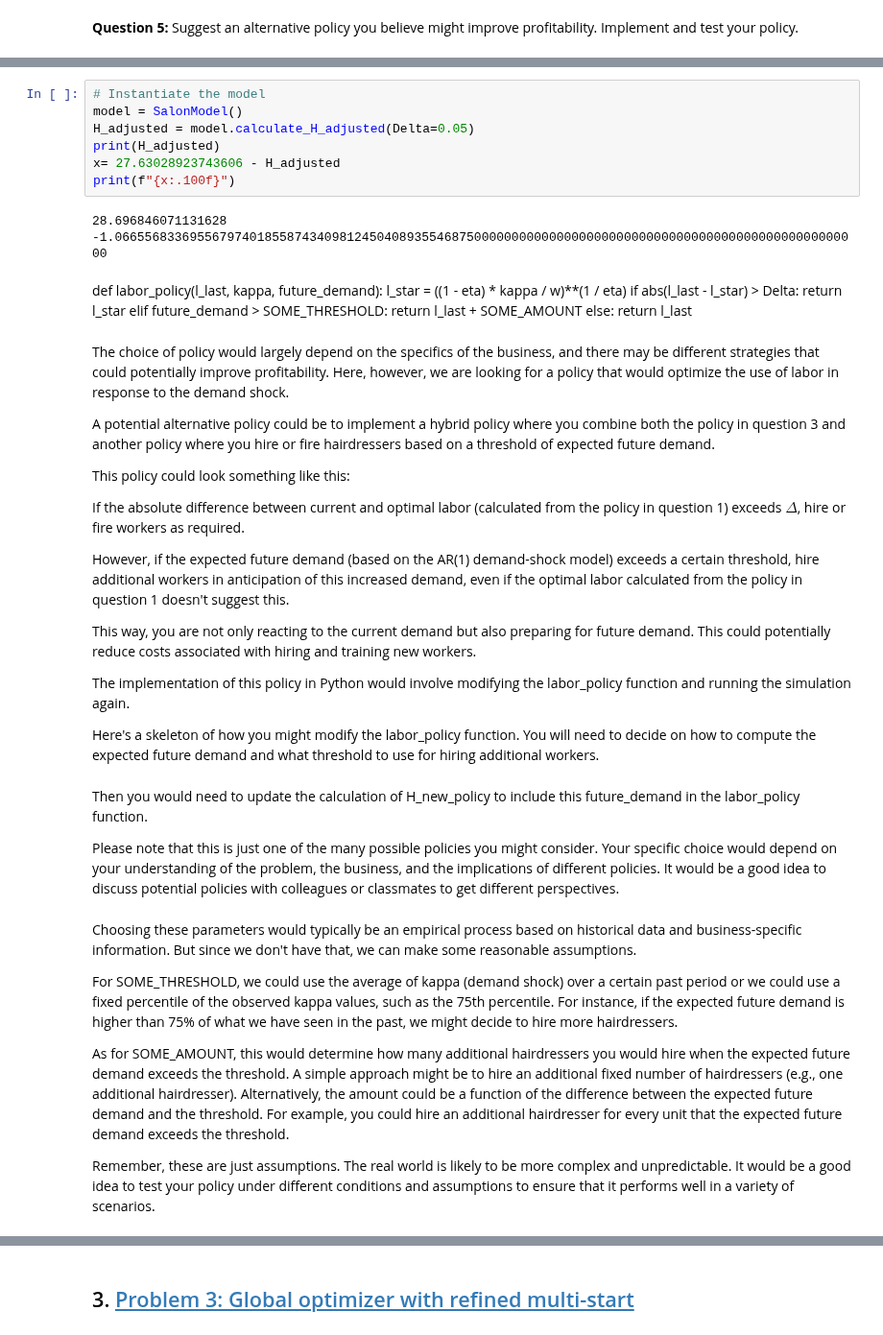
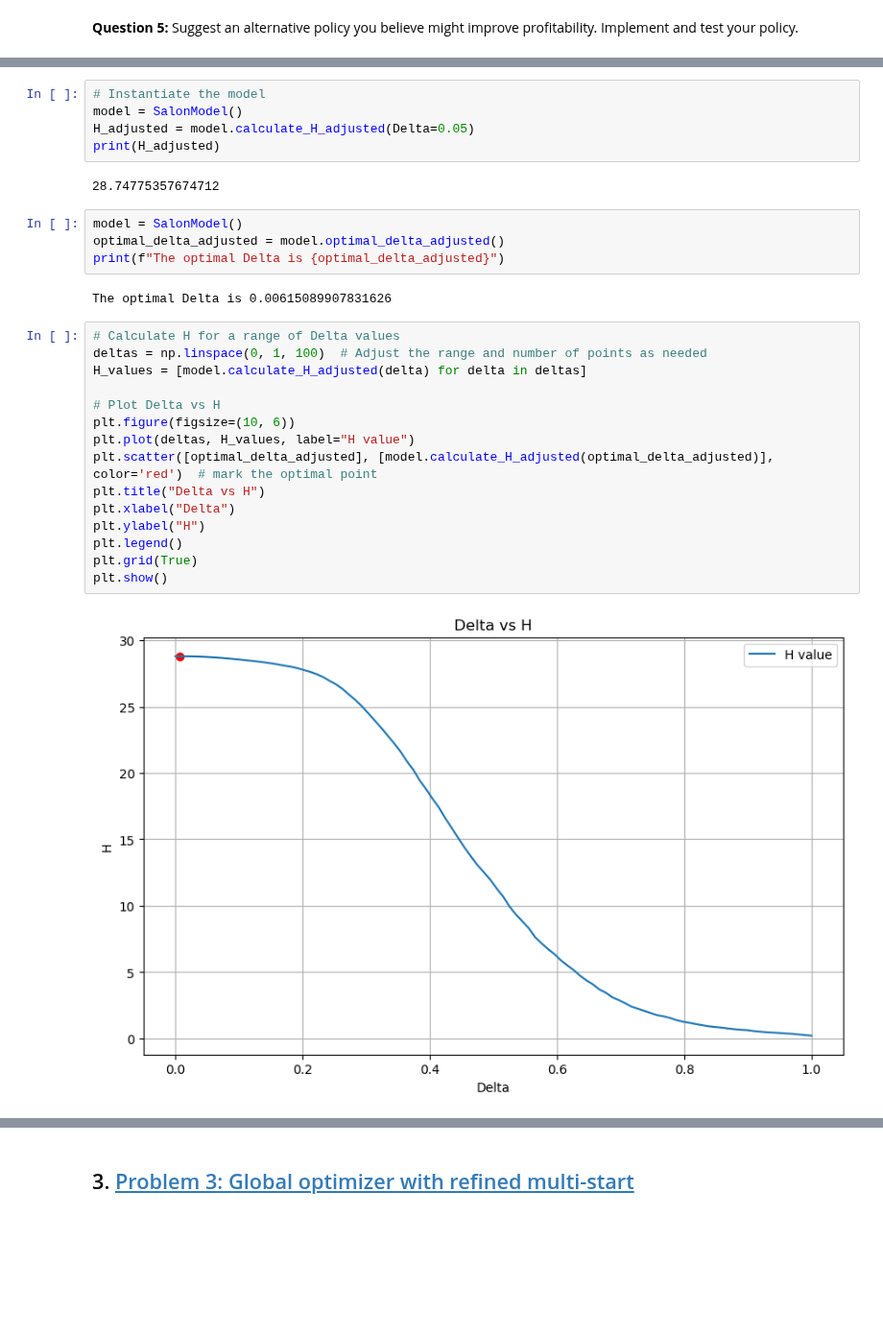
Before and after one commit to NumEconCopenhagen/projects-2023-icehot1, a Jupyter notebook: examproject/Exam-2023.ipynb, the cells around one changed output, grey strips where cells are left out. Shown at 96% size. Cells and saved outputs as stored; diff of their text form; blank space fills up the shorter version.

```diff
--- a/examproject/Exam-2023.ipynb
+++ b/examproject/Exam-2023.ipynb
@@ -478,45 +437,28 @@ print(f"{x:.100f}")
 model = SalonModel()
 H_adjusted = model.calculate_H_adjusted(Delta=0.05)
 print(H_adjusted)
-x= 27.63028923743606 - H_adjusted
-print(f"{x:.100f}")
 # %% [output]
-28.696846071131628
--1.0665568336955679740185587434098124504089355468750000000000000000000000000000000000000000000000000000
+28.74775357674712
-# %% [markdown]
-def labor_policy(l_last, kappa, future_demand):
-    l_star = ((1 - eta) * kappa / w)**(1 / eta)
-    if abs(l_last - l_star) > Delta:
-        return l_star
-    elif future_demand > SOME_THRESHOLD:
-        return l_last + SOME_AMOUNT
-    else:
-        return l_last
-# %% [markdown]
-The choice of policy would largely depend on the specifics of the business, and there may be different strategies that could potentially improve profitability. Here, however, we are looking for a policy that would optimize the use of labor in response to the demand shock.
-
-A potential alternative policy could be to implement a hybrid policy where you combine both the policy in question 3 and another policy where you hire or fire hairdressers based on a threshold of expected future demand.
-
-This policy could look something like this:
-
-If the absolute difference between current and optimal labor (calculated from the policy in question 1) exceeds $\Delta$, hire or fire workers as required.
-
-However, if the expected future demand (based on the AR(1) demand-shock model) exceeds a certain threshold, hire additional workers in anticipation of this increased demand, even if the optimal labor calculated from the policy in question 1 doesn't suggest this.
-
-This way, you are not only reacting to the current demand but also preparing for future demand. This could potentially reduce costs associated with hiring and training new workers.
-
-The implementation of this policy in Python would involve modifying the labor_policy function and running the simulation again.
-
-Here's a skeleton of how you might modify the labor_policy function. You will need to decide on how to compute the expected future demand and what threshold to use for hiring additional workers.
-# %% [markdown]
-Then you would need to update the calculation of H_new_policy to include this future_demand in the labor_policy function.
-
-Please note that this is just one of the many possible policies you might consider. Your specific choice would depend on your understanding of the problem, the business, and the implications of different policies. It would be a good idea to discuss potential policies with colleagues or classmates to get different perspectives.
-# %% [markdown]
-Choosing these parameters would typically be an empirical process based on historical data and business-specific information. But since we don't have that, we can make some reasonable assumptions.
-
-For SOME_THRESHOLD, we could use the average of kappa (demand shock) over a certain past period or we could use a fixed percentile of the observed kappa values, such as the 75th percentile. For instance, if the expected future demand is higher than 75% of what we have seen in the past, we might decide to hire more hairdressers.
-
-As for SOME_AMOUNT, this would determine how many additional hairdressers you would hire when the expected future demand exceeds the threshold. A simple approach might be to hire an additional fixed number of hairdressers (e.g., one additional hairdresser). Alternatively, the amount could be a function of the difference between the expected future demand and the threshold. For example, you could hire an additional hairdresser for every unit that the expected future demand exceeds the threshold.
-
-Remember, these are just assumptions. The real world is likely to be more complex and unpredictable. It would be a good idea to test your policy under different conditions and assumptions to ensure that it performs well in a variety of scenarios.
+# %%
+model = SalonModel()
+optimal_delta_adjusted = model.optimal_delta_adjusted()
+print(f"The optimal Delta is {optimal_delta_adjusted}")
+# %% [output]
+The optimal Delta is 0.00615089907831626
+# %%
+# Calculate H for a range of Delta values
+deltas = np.linspace(0, 1, 100)  # Adjust the range and number of points as needed
+H_values = [model.calculate_H_adjusted(delta) for delta in deltas]
+
+# Plot Delta vs H
+plt.figure(figsize=(10, 6))
+plt.plot(deltas, H_values, label="H value")
+plt.scatter([optimal_delta_adjusted], [model.calculate_H_adjusted(optimal_delta_adjusted)], color='red')  # mark the optimal point
+plt.title("Delta vs H")
+plt.xlabel("Delta")
+plt.ylabel("H")
+plt.legend()
+plt.grid(True)
+plt.show()
+# %% [output]
+[figure, added]
```
Also changed, not shown: parts of 34 cells of this notebook, 1 other file.
